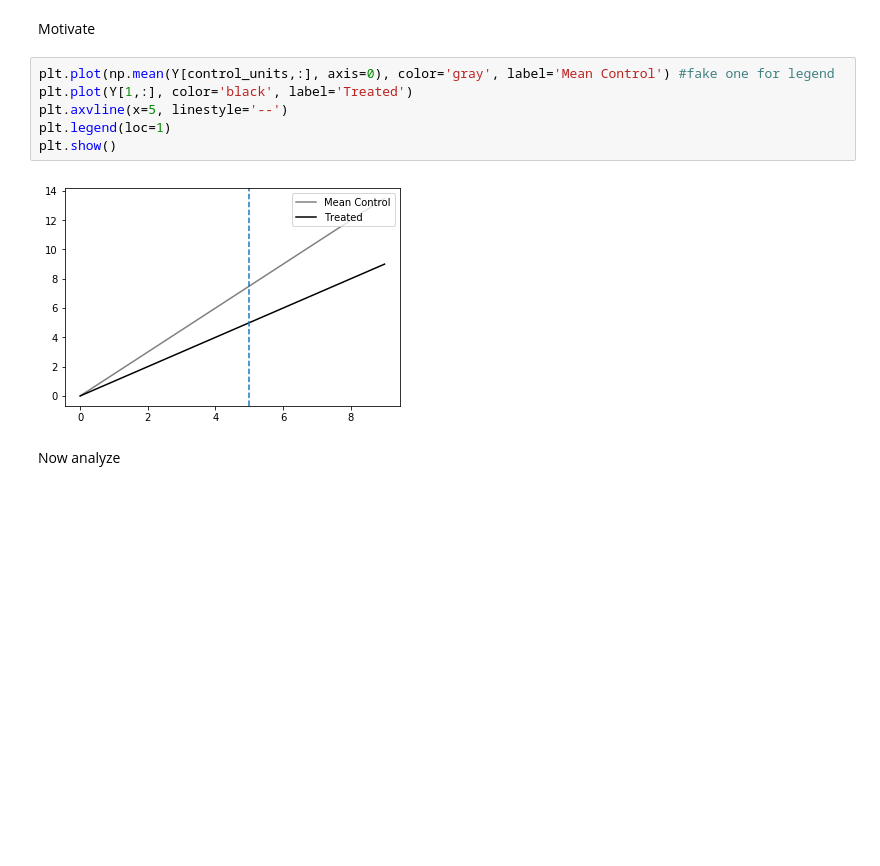
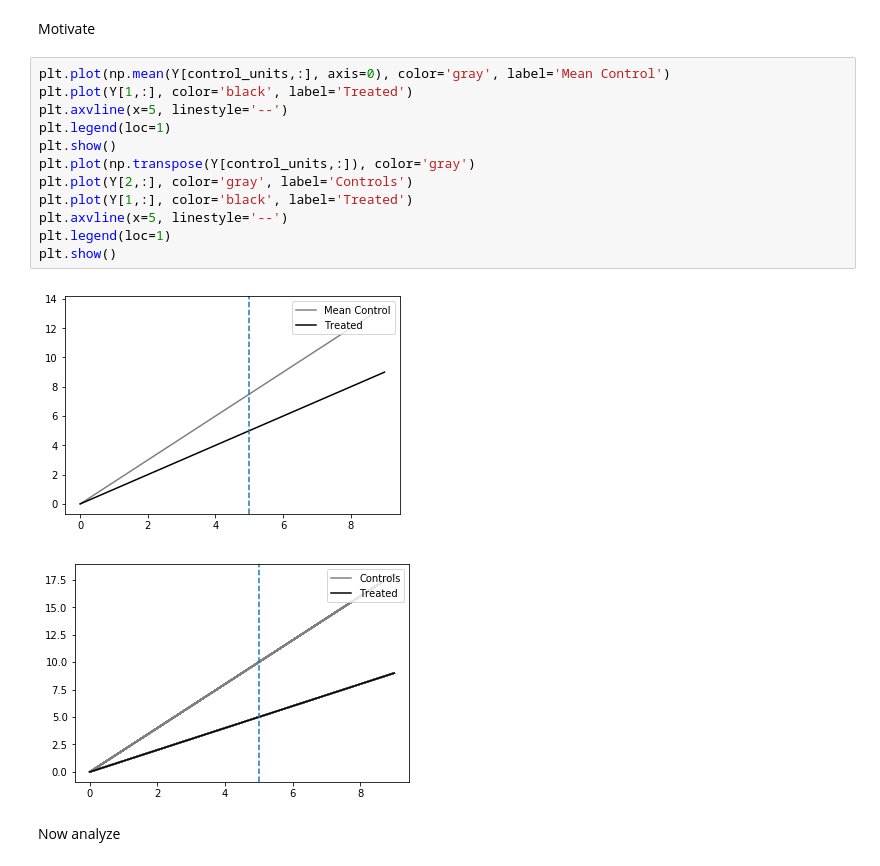
Before and after one commit to microsoft/SparseSC, a Jupyter notebook: examples/DifferentialTrends.ipynb, the cells around one changed output. Drawn from its saved outputs; the diff is of its cells as text; blank space fills up the shorter version.

```diff
--- a/examples/DifferentialTrends.ipynb
+++ b/examples/DifferentialTrends.ipynb
@@ -36,13 +36,20 @@ Y = np.vstack((Y1,Y0_sim,Y0_not))
 # %% [markdown]
 Motivate
 # %%
-plt.plot(np.mean(Y[control_units,:], axis=0), color='gray', label='Mean Control') #fake one for legend
+plt.plot(np.mean(Y[control_units,:], axis=0), color='gray', label='Mean Control')
 plt.plot(Y[1,:], color='black', label='Treated')
 plt.axvline(x=5, linestyle='--')
 plt.legend(loc=1)
 plt.show()
+plt.plot(np.transpose(Y[control_units,:]), color='gray')
+plt.plot(Y[2,:], color='gray', label='Controls')
+plt.plot(Y[1,:], color='black', label='Treated')
+plt.axvline(x=5, linestyle='--')
+plt.legend(loc=1)
+plt.show()
 # %% [output]
 [figure]
+[figure, added]
 # %% [markdown]
 Now analyze
 # %%
```
Also changed, not shown: parts of 1 cell of this notebook, 2 other files.
